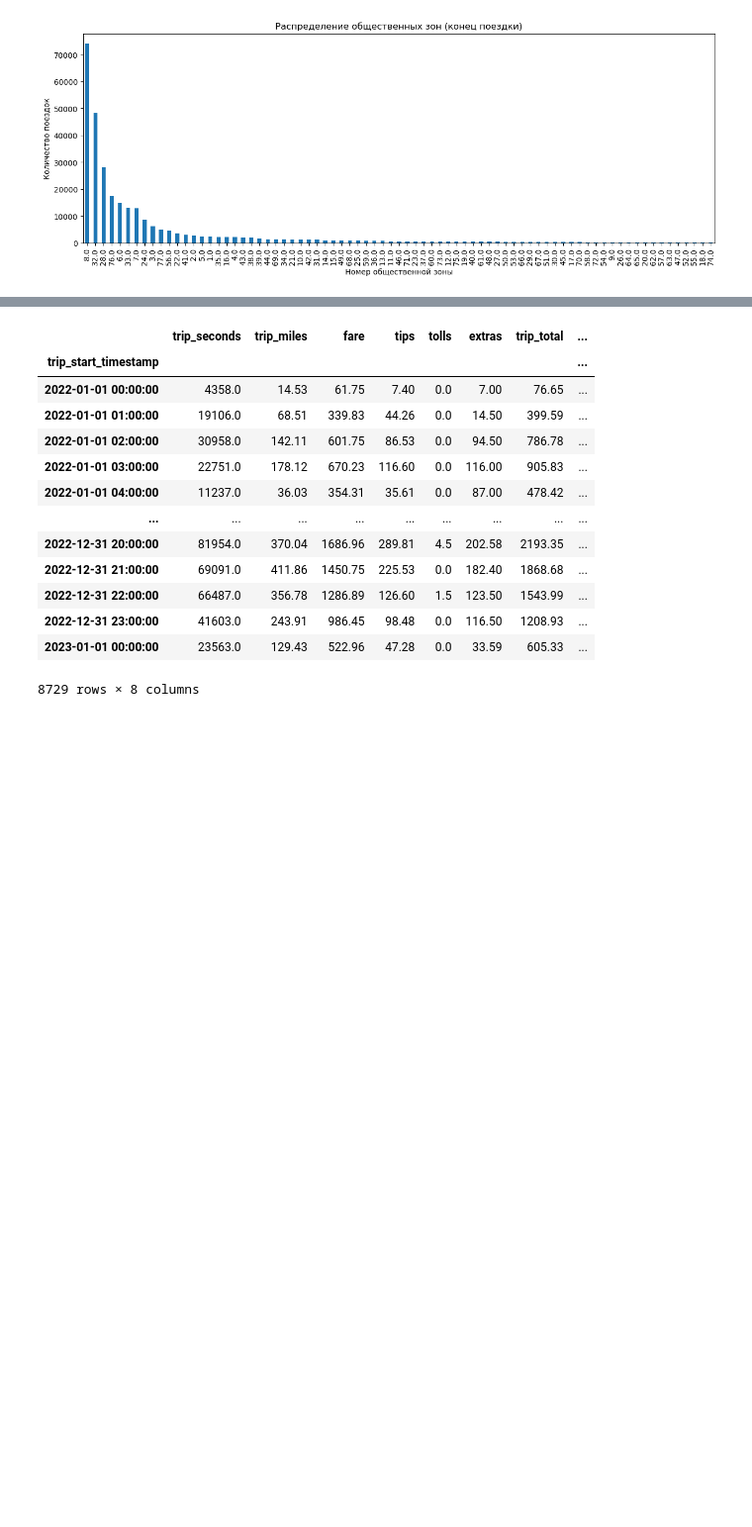
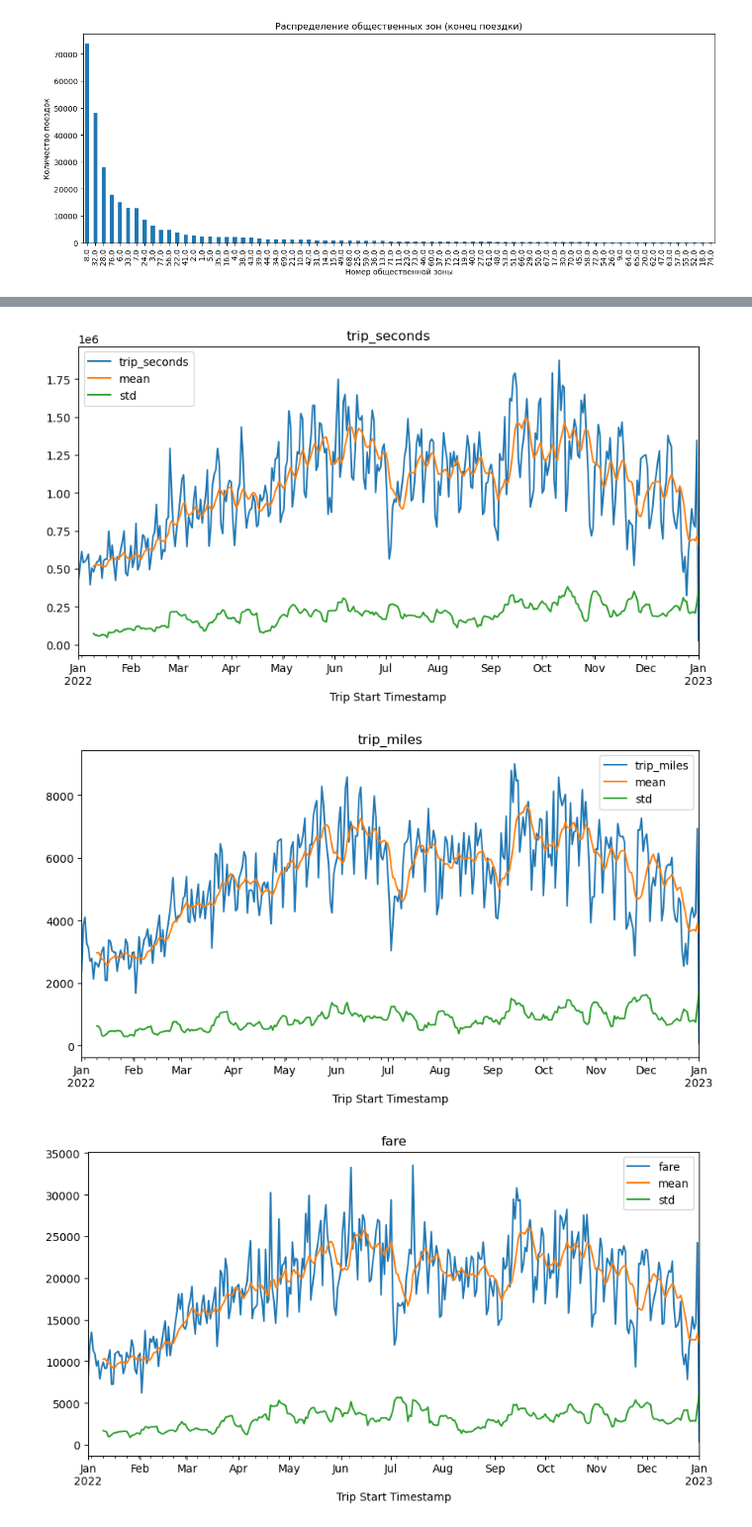
Before and after one commit to ekkv/chicago-taxi, a Jupyter notebook: notebook.ipynb, the cells around one changed output, grey strips where cells are left out. Shown at 99% size. Cells and saved outputs as stored; diff of their text form; code cells hidden in the pictures; blank space fills up the shorter version.

```diff
--- a/notebook.ipynb
+++ b/notebook.ipynb
@@ -290,17 +305,12 @@ ValueError: You must specify a period or x must be a pandas object with a Period
 # %%
-temp_df
+for col in temp_df_1year.columns:
+    temp = pd.DataFrame(temp_df_1year[col])
+    temp['mean'] = temp_df_1year[col].rolling(10).mean()
+    temp['std'] = temp_df_1year[col].rolling(10).std()
+    temp.plot(figsize=(10,5))
+    plt.title(f'{col}')
+    plt.show();
 # %% [output]
-|  | trip_seconds | trip_miles | fare | tips | tolls | extras | trip_total | ... |
-| trip_start_timestamp |  |  |  |  |  |  |  | ... |
-| 2022-01-01 00:00:00 | 4358.0 | 14.53 | 61.75 | 7.40 | 0.0 | 7.00 | 76.65 | ... |
-| 2022-01-01 01:00:00 | 19106.0 | 68.51 | 339.83 | 44.26 | 0.0 | 14.50 | 399.59 | ... |
-| 2022-01-01 02:00:00 | 30958.0 | 142.11 | 601.75 | 86.53 | 0.0 | 94.50 | 786.78 | ... |
-| 2022-01-01 03:00:00 | 22751.0 | 178.12 | 670.23 | 116.60 | 0.0 | 116.00 | 905.83 | ... |
-| 2022-01-01 04:00:00 | 11237.0 | 36.03 | 354.31 | 35.61 | 0.0 | 87.00 | 478.42 | ... |
-| ... | ... | ... | ... | ... | ... | ... | ... | ... |
-| 2022-12-31 20:00:00 | 81954.0 | 370.04 | 1686.96 | 289.81 | 4.5 | 202.58 | 2193.35 | ... |
-| 2022-12-31 21:00:00 | 69091.0 | 411.86 | 1450.75 | 225.53 | 0.0 | 182.40 | 1868.68 | ... |
-| 2022-12-31 22:00:00 | 66487.0 | 356.78 | 1286.89 | 126.60 | 1.5 | 123.50 | 1543.99 | ... |
-| 2022-12-31 23:00:00 | 41603.0 | 243.91 | 986.45 | 98.48 | 0.0 | 116.50 | 1208.93 | ... |
-| 2023-01-01 00:00:00 | 23563.0 | 129.43 | 522.96 | 47.28 | 0.0 | 33.59 | 605.33 | ... |
-8729 rows × 8 columns
+[figure, added]
+[figure, added]
+[figure, added]
```
Also changed, not shown: parts of 53 cells of this notebook.
